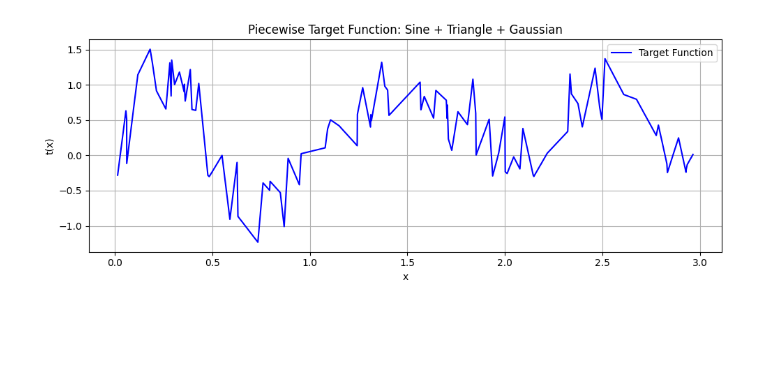
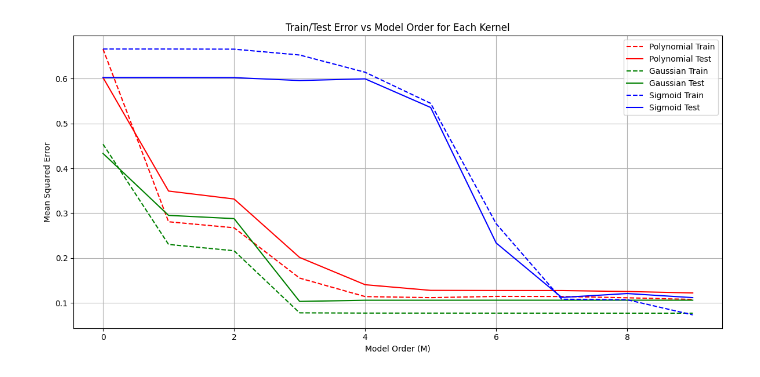
Before and after one commit to bhsh200/jpmc-case-study, a Jupyter notebook: Part3.ipynb, the cells around one changed output. Cells and saved outputs as stored; diff of their text form; code cells hidden in the pictures; blank space fills up the shorter version.

```diff
--- a/Part3.ipynb
+++ b/Part3.ipynb
@@ -153,3 +184,7 @@ plt.show()
+# %%
+PlotErrors(x_train, t_train, x_test, t_test, lamda, sigma, a, b, M_range)
+# %% [output]
+[figure, added]
 # %%
 np.random.seed(0)
 x_b = np.sort(np.random.uniform(0, 3, 100))
@@ -169,17 +204,6 @@ range3 = (x_b > 2) & (x_b <= 3)
 t_b[range3] = np.exp(-((x_b[range3] - 2.5)**2) / (2 * 0.15**2))
 
 t_b = t_b + noise_b
-
-# Plot
-plt.figure(figsize=(10, 4))
-plt.plot(x_b, t_b, label='Target Function', color='blue')
-plt.title("Piecewise Target Function: Sine + Triangle + Gaussian")
-plt.xlabel("x")
-plt.ylabel("t(x)")
-plt.grid(True)
-plt.legend()
-plt.tight_layout()
-plt.show()
+t_b = t_b.reshape(-1, 1)
+x_b = x_b.reshape(-1, 1)
-# %% [output]
-[figure, removed]
 # %%
```
Also changed, not shown: parts of 8 cells of this notebook.
